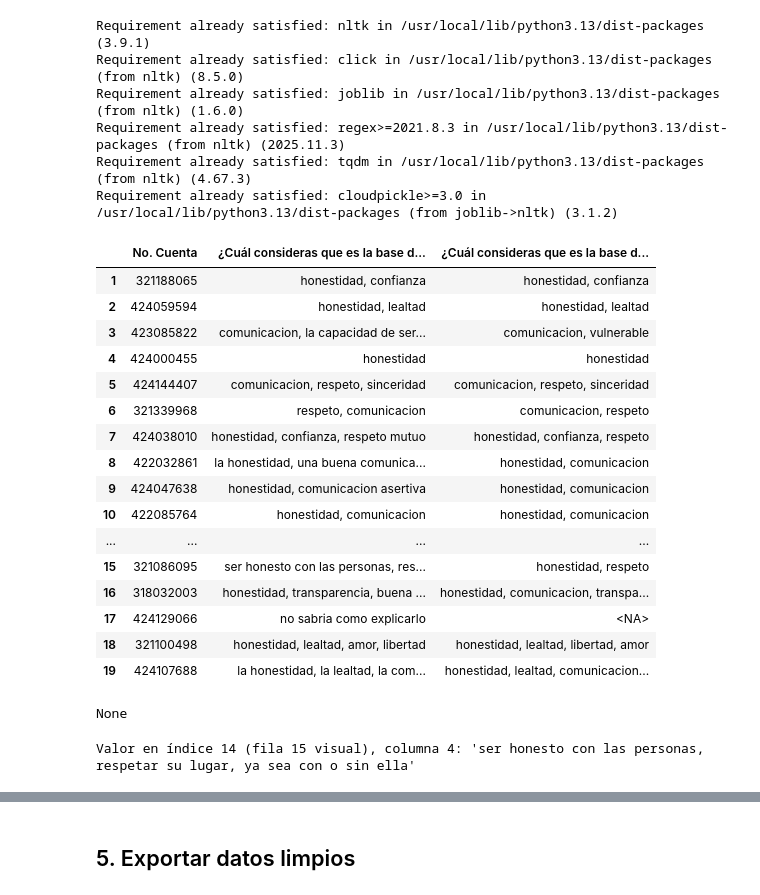
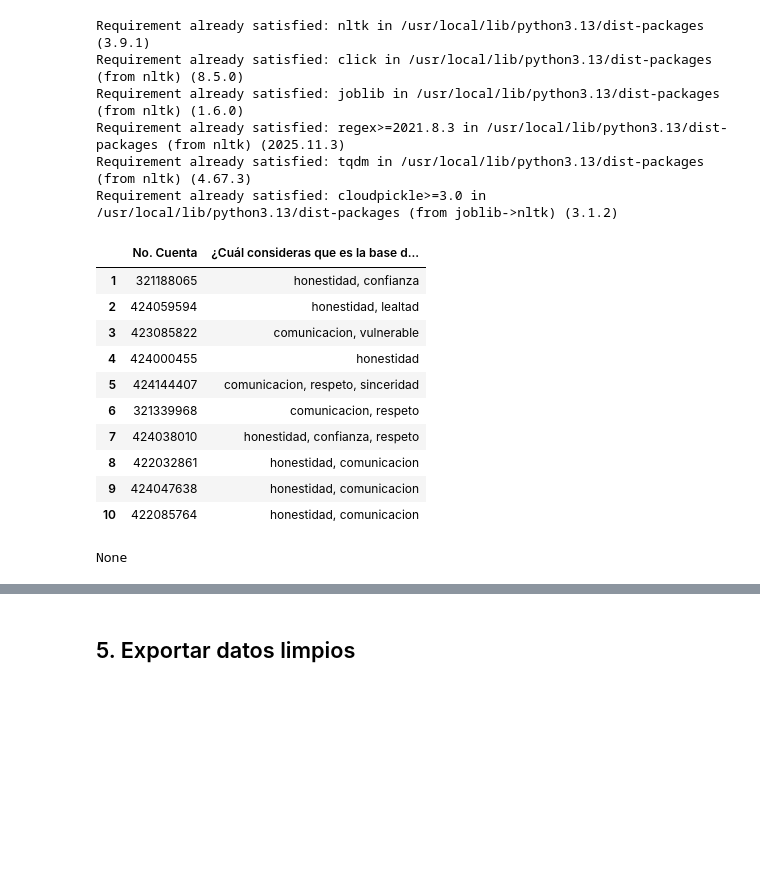
Before and after one commit to Acatlan-SI/LimpiezaData, a Jupyter notebook: notebooks/01_limpieza_datos.ipynb, the cells around one changed output, grey strips where cells are left out. Drawn from its saved outputs; the diff is of its cells as text; code cells hidden in the pictures; blank space fills up the shorter version.

```diff
--- a/notebooks/01_limpieza_datos.ipynb
+++ b/notebooks/01_limpieza_datos.ipynb
@@ -9,6 +9,7 @@ para ser consumidos por el dashboard.
 import sys
 from difflib import SequenceMatcher
 from pathlib import Path
+from nltk.stem import SnowballStemmer
 sys.path.insert(0, str(Path("..").resolve()))
 
 import re
@@ -18,8 +19,10 @@ import matplotlib.pyplot as plt
 import seaborn as sns
 
 # Configuración de visualización
+pd.set_option('display.max_colwidth', None)
 pd.set_option("display.max_columns", None)
 sns.set_theme(style="whitegrid")
+stemmer = SnowballStemmer('spanish')
 # %% [markdown]
 ## 1. Cargar datos crudos
 # %%
@@ -391,6 +394,20 @@ CONCEPTOS_ORIGINALES_BASE_CONFIANZA = [
     "honestidad", "confianza", "lealtad", "comunicacion",
     "vulnerable", "respeto", "sinceridad", "empatia",
     "apoyo", "comprension", "tiempo", "paciencia",
-    "congruencia", "libertad", "amor", "transparencia"
+    "congruencia", "libertad", "amor", "transparencia", "responsabilidad"
 ]
+
+CONCEPTOS_NO_NEGOCIABLES = [
+    "honestidad", "mentira", "mentiras", "engano", "enganos", "mentiroso", "deshonestidad"
+    "respeto", "falta de respeto", "maltrato",
+    "lealtad", "fidelidad", "infidelidad", "traicion", "traicionar",
+    "comunicacion", "silencio", "ignorar",
+    "confianza", "desconfianza", "celos",
+    "libertad", "espacio", "privacidad", "control", "posesividad", "asfixia",
+    "empatia", "apoyo", "indiferencia", "manipulacion", "manipular",
+    "tiempo", "proyecto_vida", "futuro", "hijos",
+    "valores", "estabilidad", "madurez", "indeciso", "adiccion", "drogas",
+    "humor", "inteligencia", "atraccion", "familia",
+    "ayuda", "empatico", "respeto", "violencia"
+]
 # %%
@@ -419,30 +438,23 @@ def extraer_conceptos_clave(texto, CONCEPTOS_OBJETIVO):
 # %%
 col_original = df.columns[4]
 
-df[f"{col_original}_conceptos"] = df[col_original].apply(
+df[f"{col_original}"] = df[col_original].apply(
     lambda x: extraer_conceptos_clave(
         x if pd.notna(x) else "",
         CONCEPTOS_BASE_CONFIANZA
     )
 )
-display(display(df.iloc[:, [0, 4, 16]].head(50)))
+display(display(df.iloc[:, [0, 4]].head(10)))
 # %% [output]
-|  | No. Cuenta | ¿Cuál consideras que es la base d... | ¿Cuál consideras que es la base d... |
-| 1 | 321188065 | honestidad, confianza | honestidad, confianza |
-| 2 | 424059594 | honestidad, lealtad | honestidad, lealtad |
-| 3 | 423085822 | comunicacion, la capacidad de ser... | comunicacion, vulnerable |
-| 4 | 424000455 | honestidad | honestidad |
-| 5 | 424144407 | comunicacion, respeto, sinceridad | comunicacion, respeto, sinceridad |
-| 6 | 321339968 | respeto, comunicacion | comunicacion, respeto |
-| 7 | 424038010 | honestidad, confianza, respeto mutuo | honestidad, confianza, respeto |
-| 8 | 422032861 | la honestidad, una buena comunica... | honestidad, comunicacion |
-| 9 | 424047638 | honestidad, comunicacion asertiva | honestidad, comunicacion |
-| 10 | 422085764 | honestidad, comunicacion | honestidad, comunicacion |
-| ... | ... | ... | ... |
-| 15 | 321086095 | ser honesto con las personas, res... | honestidad, respeto |
-| 16 | 318032003 | honestidad, transparencia, buena ... | honestidad, comunicacion, transpa... |
-| 17 | 424129066 | no sabria como explicarlo | <NA> |
-| 18 | 321100498 | honestidad, lealtad, amor, libertad | honestidad, lealtad, libertad, amor |
-| 19 | 424107688 | la honestidad, la lealtad, la com... | honestidad, lealtad, comunicacion... |
+|  | No. Cuenta | ¿Cuál consideras que es la base d... |
+| 1 | 321188065 | honestidad, confianza |
+| 2 | 424059594 | honestidad, lealtad |
+| 3 | 423085822 | comunicacion, vulnerable |
+| 4 | 424000455 | honestidad |
+| 5 | 424144407 | comunicacion, respeto, sinceridad |
+| 6 | 321339968 | comunicacion, respeto |
+| 7 | 424038010 | honestidad, confianza, respeto |
+| 8 | 422032861 | honestidad, comunicacion |
+| 9 | 424047638 | honestidad, comunicacion |
+| 10 | 422085764 | honestidad, comunicacion |
 None
-Valor en índice 14 (fila 15 visual), columna 4: 'ser honesto con las personas, respetar su lugar, ya sea con o sin ella'
```
Also changed, not shown: parts of 7 cells of this notebook.
